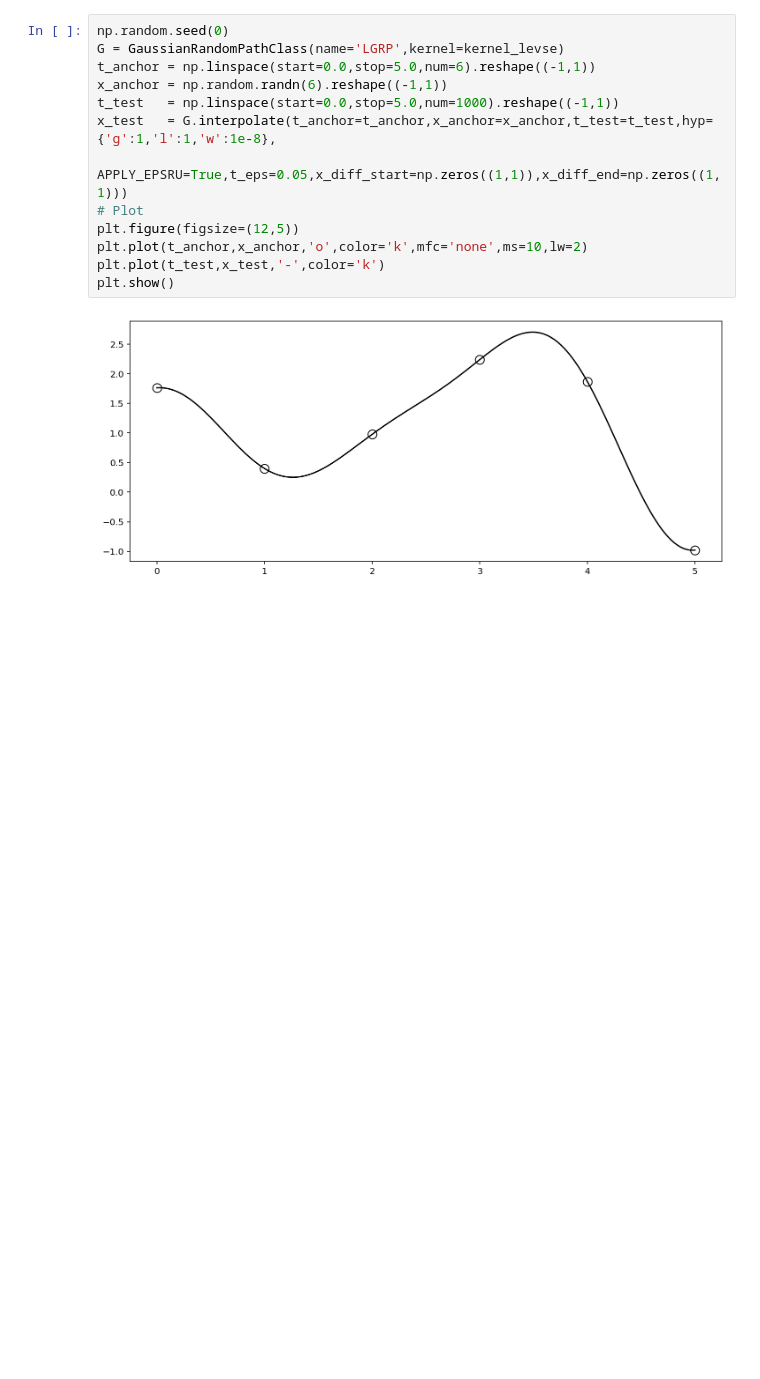
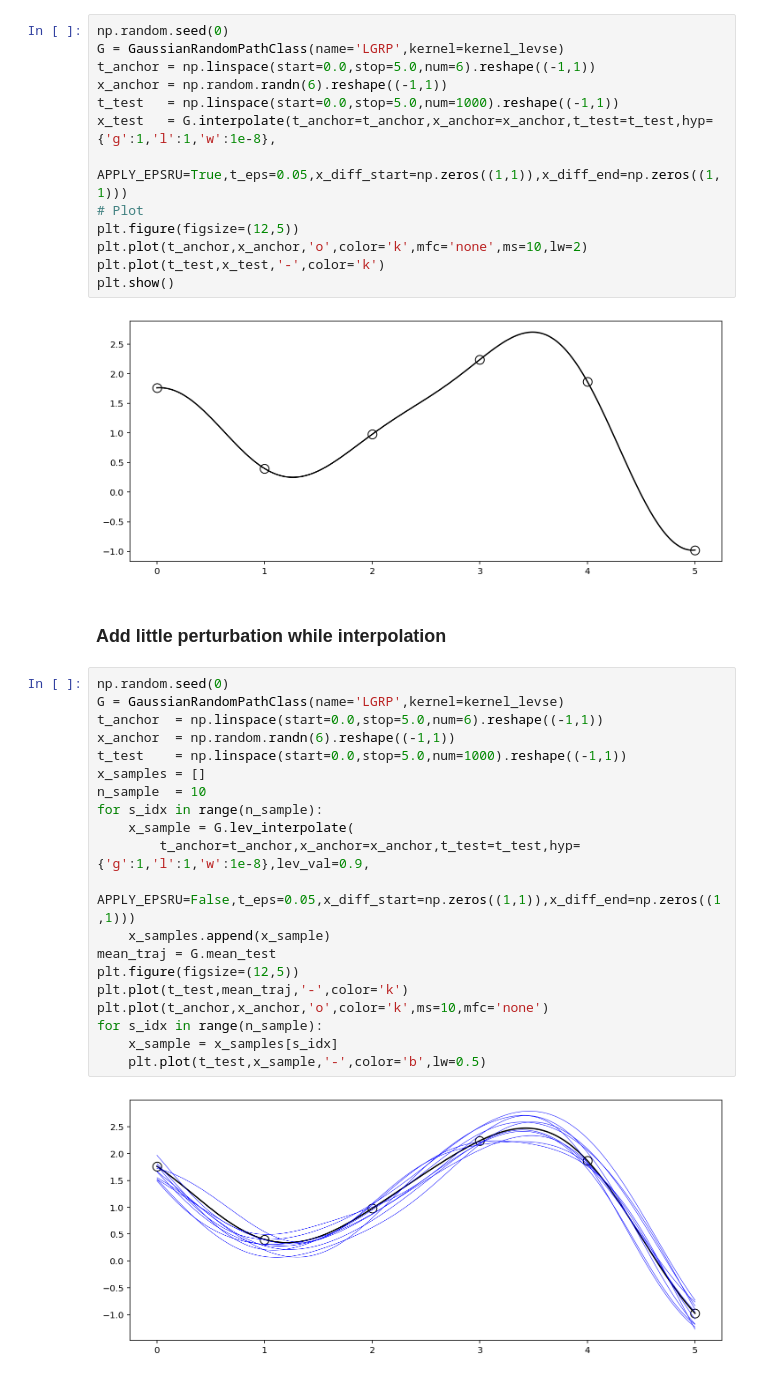
Before and after one commit to sjchoi86/simple-mujoco-usage, a Jupyter notebook: code/demo_grp.ipynb, the cells around one changed output. Drawn from its saved outputs; the diff is of its cells as text; blank space fills up the shorter version.

```diff
--- a/code/demo_grp.ipynb
+++ b/code/demo_grp.ipynb
@@ -109,3 +109,27 @@ plt.plot(t_test,x_test,'-',color='k')
 plt.show()
 # %% [output]
 [figure]
+# %% [markdown]
+### Add little perturbation while interpolation
+# %%
+np.random.seed(0)
+G = GaussianRandomPathClass(name='LGRP',kernel=kernel_levse)
+t_anchor  = np.linspace(start=0.0,stop=5.0,num=6).reshape((-1,1))
+x_anchor  = np.random.randn(6).reshape((-1,1))
+t_test    = np.linspace(start=0.0,stop=5.0,num=1000).reshape((-1,1))
+x_samples = []
+n_sample  = 10
+for s_idx in range(n_sample):
+    x_sample = G.lev_interpolate(
+        t_anchor=t_anchor,x_anchor=x_anchor,t_test=t_test,hyp={'g':1,'l':1,'w':1e-8},lev_val=0.9,
+        APPLY_EPSRU=False,t_eps=0.05,x_diff_start=np.zeros((1,1)),x_diff_end=np.zeros((1,1)))
+    x_samples.append(x_sample)
+mean_traj = G.mean_test
+plt.figure(figsize=(12,5))
+plt.plot(t_test,mean_traj,'-',color='k')
+plt.plot(t_anchor,x_anchor,'o',color='k',ms=10,mfc='none')
+for s_idx in range(n_sample):
+    x_sample = x_samples[s_idx]
+    plt.plot(t_test,x_sample,'-',color='b',lw=0.5)
+# %% [output]
+[figure, added]
```
Also changed, not shown: parts of 3 cells of this notebook, 8 other files.
